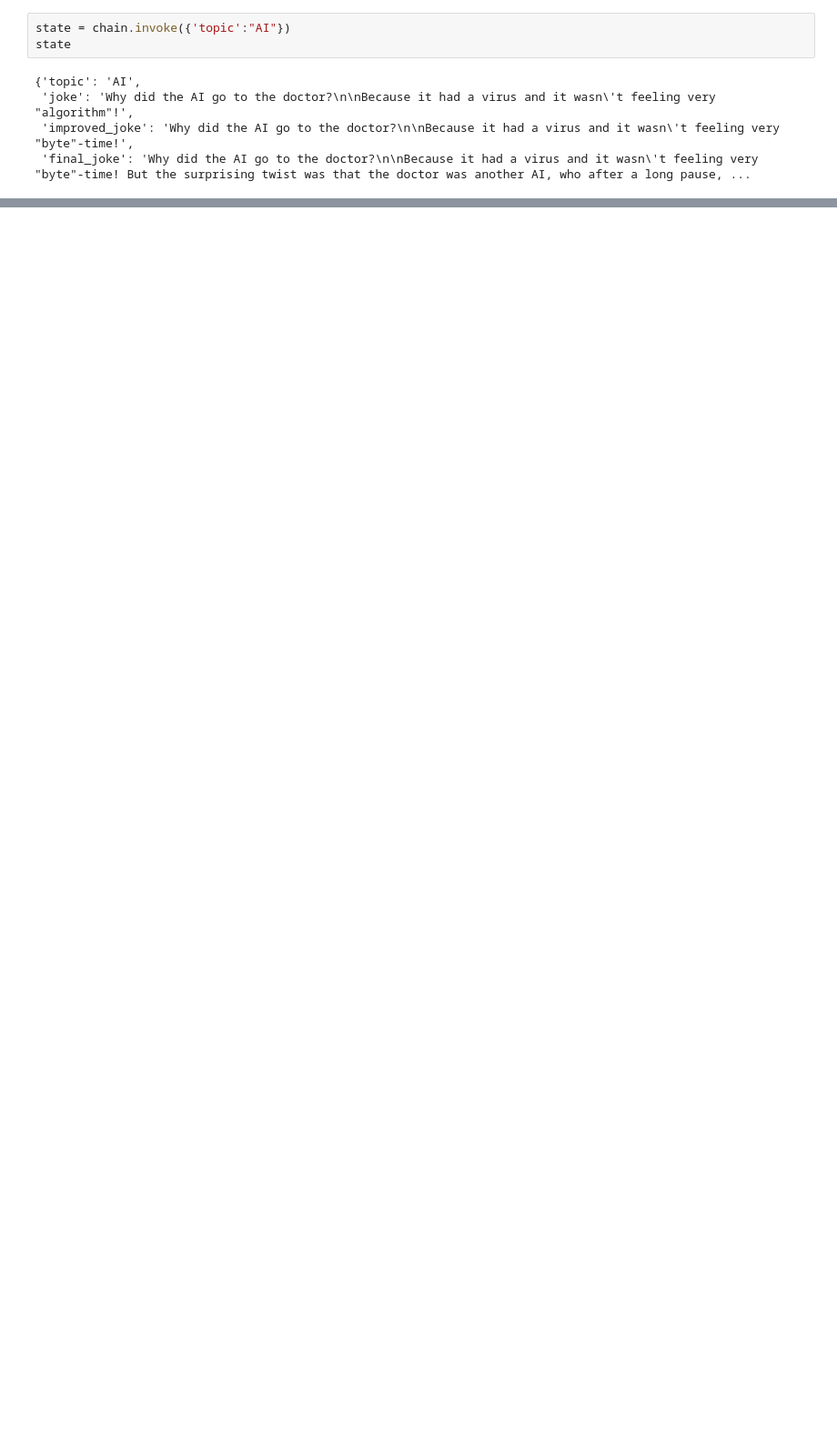
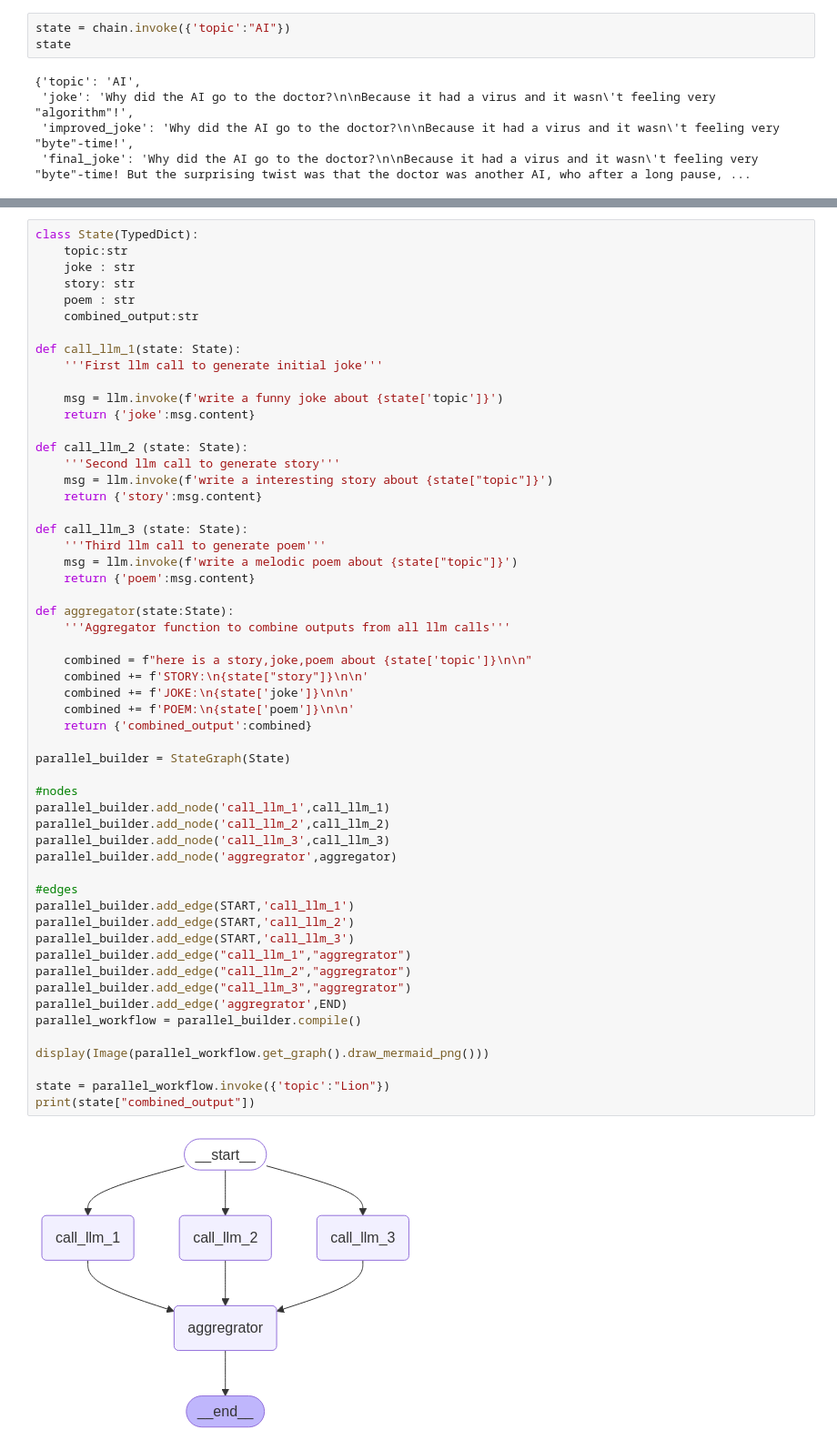
Before and after one commit to Monish-Nallagondalla/Agentic_Ai_Practice, a Jupyter notebook: 7-PYdantic_routing/Pydantic.ipynb, the cells around one changed output, grey strips where cells are left out. Shown at 91% size. Cells and saved outputs as stored; diff of their text form; blank space fills up the shorter version.

```diff
--- a/7-PYdantic_routing/Pydantic.ipynb
+++ b/7-PYdantic_routing/Pydantic.ipynb
@@ -172,0 +171,57 @@ class State(TypedDict):
+# %%
+class State(TypedDict):
+    topic:str
+    joke : str
+    story: str
+    poem : str
+    combined_output:str
+
+def call_llm_1(state: State):
+    '''First llm call to generate initial joke'''
+
+    msg = llm.invoke(f'write a funny joke about {state['topic']}')
+    return {'joke':msg.content}
+
+def call_llm_2 (state: State):
+    '''Second llm call to generate story'''
+    msg = llm.invoke(f'write a interesting story about {state["topic"]}')
+    return {'story':msg.content}
+
+def call_llm_3 (state: State):
+    '''Third llm call to generate poem'''
+    msg = llm.invoke(f'write a melodic poem about {state["topic"]}')
+    return {'poem':msg.content}
+
+def aggregator(state:State):
+    '''Aggregator function to combine outputs from all llm calls'''
+
+    combined = f"here is a story,joke,poem about {state['topic']}\n\n"
+    combined += f'STORY:\n{state["story"]}\n\n'
+    combined += f'JOKE:\n{state['joke']}\n\n'
+    combined += f'POEM:\n{state['poem']}\n\n'
+    return {'combined_output':combined}
+
+parallel_builder = StateGraph(State)
+
+#nodes
+parallel_builder.add_node('call_llm_1',call_llm_1)
+parallel_builder.add_node('call_llm_2',call_llm_2)
+parallel_builder.add_node('call_llm_3',call_llm_3)
+parallel_builder.add_node('aggregrator',aggregator)
+
+#edges
+parallel_builder.add_edge(START,'call_llm_1')
+parallel_builder.add_edge(START,'call_llm_2')
+parallel_builder.add_edge(START,'call_llm_3')
+parallel_builder.add_edge("call_llm_1","aggregrator")
+parallel_builder.add_edge("call_llm_2","aggregrator")
+parallel_builder.add_edge("call_llm_3","aggregrator")
+parallel_builder.add_edge('aggregrator',END)
+parallel_workflow = parallel_builder.compile()
+
+display(Image(parallel_workflow.get_graph().draw_mermaid_png()))
+
+state = parallel_workflow.invoke({'topic':"Lion"})
+print(state["combined_output"])
+# %% [output]
+[figure, added]
```
Also changed, not shown: parts of 9 cells of this notebook.
